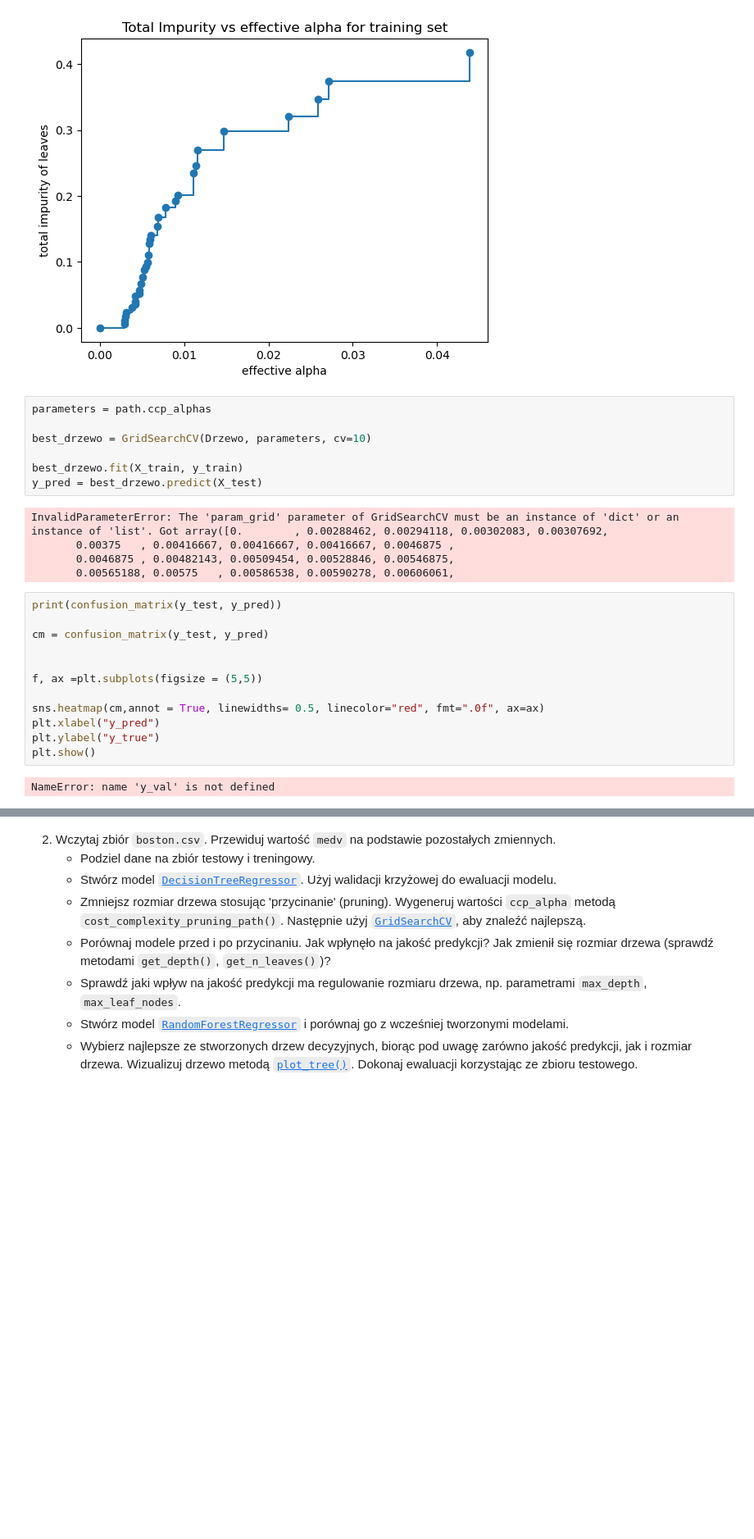
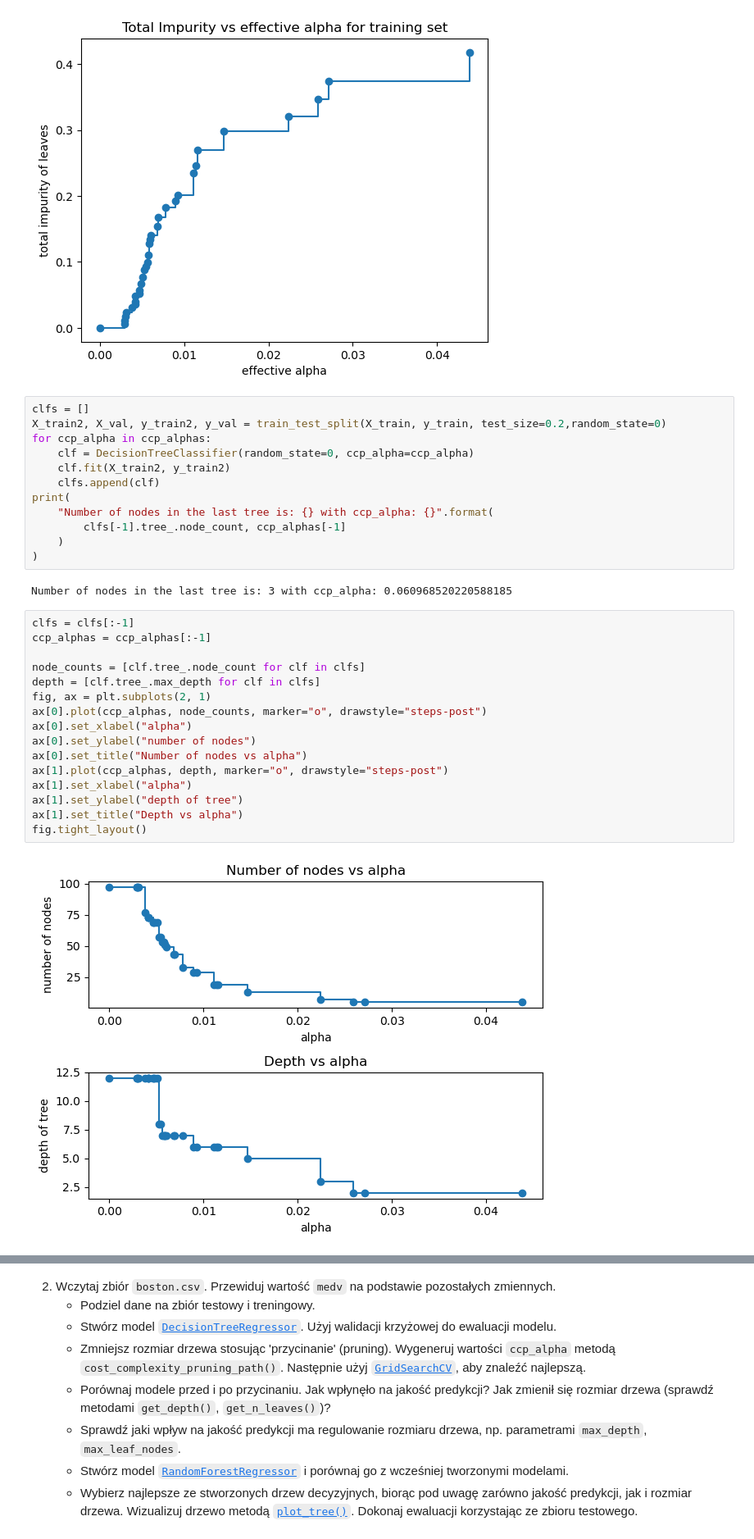
Before and after one commit to MichalBrodackiPJA/Eksploracja-i-Wizualizacja-Danych, a Jupyter notebook: Ćwiczenia 5/Lab - Drzewa.ipynb, the cells around one changed output, grey strips where cells are left out. Shown at 82% size. Saved outputs shown, nothing was run; the diff lists cells and outputs as text; blank space fills up the shorter version.

```diff
--- a/Ćwiczenia 5/Lab - Drzewa.ipynb
+++ b/Ćwiczenia 5/Lab - Drzewa.ipynb
@@ -123,29 +123,35 @@ ax.set_title("Total Impurity vs effective alpha for training set")
 # %% [output]
 Text(0.5, 1.0, 'Total Impurity vs effective alpha for training set')
 [figure]
-# %%
-parameters = path.ccp_alphas
-
-best_drzewo = GridSearchCV(Drzewo, parameters, cv=10)
-
-best_drzewo.fit(X_train, y_train)
-y_pred = best_drzewo.predict(X_test)
-# %% [output]
-InvalidParameterError: The 'param_grid' parameter of GridSearchCV must be an instance of 'dict' or an instance of 'list'. Got array([0.        , 0.00288462, 0.00294118, 0.00302083, 0.00307692,
-       0.00375   , 0.00416667, 0.00416667, 0.00416667, 0.0046875 ,
-       0.0046875 , 0.00482143, 0.00509454, 0.00528846, 0.00546875,
-       0.00565188, 0.00575   , 0.00586538, 0.00590278, 0.00606061,
-# %%
-print(confusion_matrix(y_test, y_pred))
-
-cm = confusion_matrix(y_test, y_pred)
-
-
-f, ax =plt.subplots(figsize = (5,5))
-
-sns.heatmap(cm,annot = True, linewidths= 0.5, linecolor="red", fmt=".0f", ax=ax)
-plt.xlabel("y_pred")
-plt.ylabel("y_true")
-plt.show()
-# %% [output]
-NameError: name 'y_val' is not defined
+# %%
+clfs = []
+X_train2, X_val, y_train2, y_val = train_test_split(X_train, y_train, test_size=0.2,random_state=0)
+for ccp_alpha in ccp_alphas:
+    clf = DecisionTreeClassifier(random_state=0, ccp_alpha=ccp_alpha)
+    clf.fit(X_train2, y_train2)
+    clfs.append(clf)
+print(
+    "Number of nodes in the last tree is: {} with ccp_alpha: {}".format(
+        clfs[-1].tree_.node_count, ccp_alphas[-1]
+    )
+)
+# %% [output]
+Number of nodes in the last tree is: 3 with ccp_alpha: 0.060968520220588185
+# %%
+clfs = clfs[:-1]
+ccp_alphas = ccp_alphas[:-1]
+
+node_counts = [clf.tree_.node_count for clf in clfs]
+depth = [clf.tree_.max_depth for clf in clfs]
+fig, ax = plt.subplots(2, 1)
+ax[0].plot(ccp_alphas, node_counts, marker="o", drawstyle="steps-post")
+ax[0].set_xlabel("alpha")
+ax[0].set_ylabel("number of nodes")
+ax[0].set_title("Number of nodes vs alpha")
+ax[1].plot(ccp_alphas, depth, marker="o", drawstyle="steps-post")
+ax[1].set_xlabel("alpha")
+ax[1].set_ylabel("depth of tree")
+ax[1].set_title("Depth vs alpha")
+fig.tight_layout()
+# %% [output]
+[figure, added]
```
Also changed, not shown: parts of 3 cells of this notebook.
